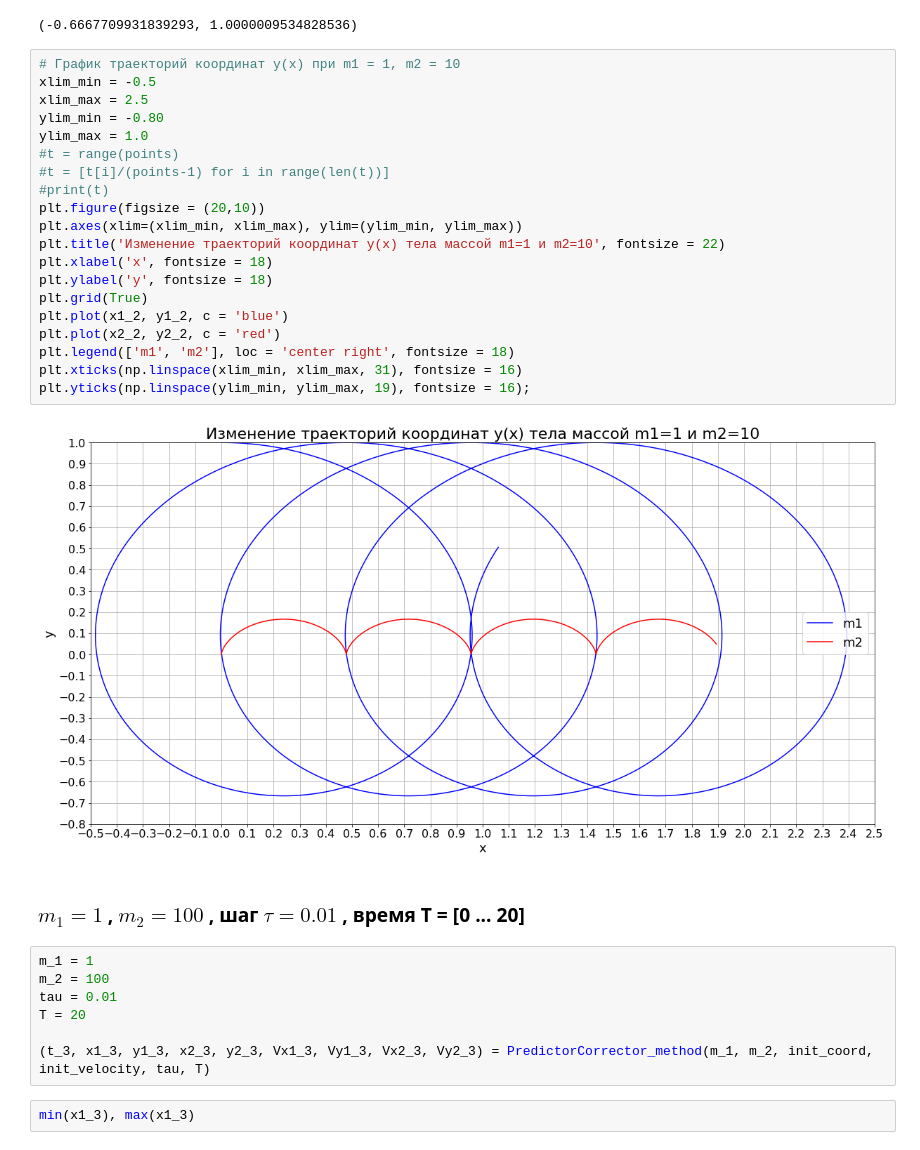
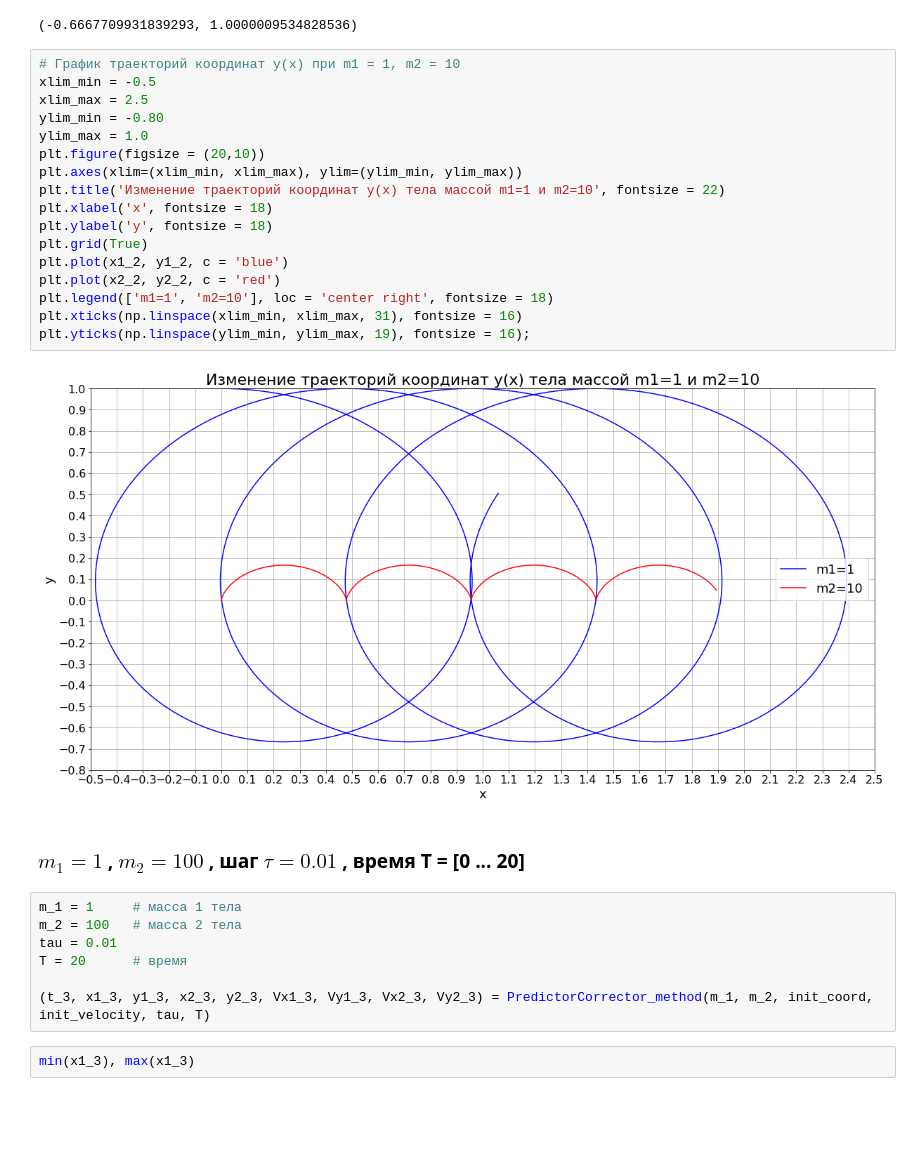
Before and after one commit to Arutyun007/MSU, a Jupyter notebook: Mathematical modeling 2022/dz2/dz2.ipynb, the cells around one changed output. Cells and saved outputs as stored; diff of their text form; blank space fills up the shorter version.

```diff
--- a/Mathematical modeling 2022/dz2/dz2.ipynb
+++ b/Mathematical modeling 2022/dz2/dz2.ipynb
@@ -136,32 +133,29 @@ min(y1_2), max(y1_2)
 # %%
 # График траекторий координат y(x) при m1 = 1, m2 = 10
 xlim_min = -0.5
 xlim_max = 2.5
 ylim_min = -0.80
 ylim_max = 1.0
-#t = range(points)
-#t = [t[i]/(points-1) for i in range(len(t))]
-#print(t)
 plt.figure(figsize = (20,10))
 plt.axes(xlim=(xlim_min, xlim_max), ylim=(ylim_min, ylim_max))
 plt.title('Изменение траекторий координат y(x) тела массой m1=1 и m2=10', fontsize = 22)
 plt.xlabel('x', fontsize = 18)
 plt.ylabel('y', fontsize = 18)
 plt.grid(True)
 plt.plot(x1_2, y1_2, c = 'blue')
 plt.plot(x2_2, y2_2, c = 'red')
-plt.legend(['m1', 'm2'], loc = 'center right', fontsize = 18)
+plt.legend(['m1=1', 'm2=10'], loc = 'center right', fontsize = 18)
 plt.xticks(np.linspace(xlim_min, xlim_max, 31), fontsize = 16)
 plt.yticks(np.linspace(ylim_min, ylim_max, 19), fontsize = 16);
 # %% [output]
-[figure, old version]
+[figure, new version]
 # %% [markdown]
-###  $m_{1} = 1 $ , $ m_{2} = 100 $ , шаг  $ \tau = 0.01 $ , время T = [0 ... 20]
+###  $m_{1}=1 $ , $ m_{2}=100 $ , шаг  $ \tau=0.01 $ , время T = [0 ... 20]
 # %%
-m_1 = 1
-m_2 = 100
+m_1 = 1     # масса 1 тела
+m_2 = 100   # масса 2 тела
 tau = 0.01
-T = 20
+T = 20      # время
 
 (t_3, x1_3, y1_3, x2_3, y2_3, Vx1_3, Vy1_3, Vx2_3, Vy2_3) = PredictorCorrector_method(m_1, m_2, init_coord, init_velocity, tau, T)
 # %%
```
Also changed, not shown: parts of 10 cells of this notebook.
